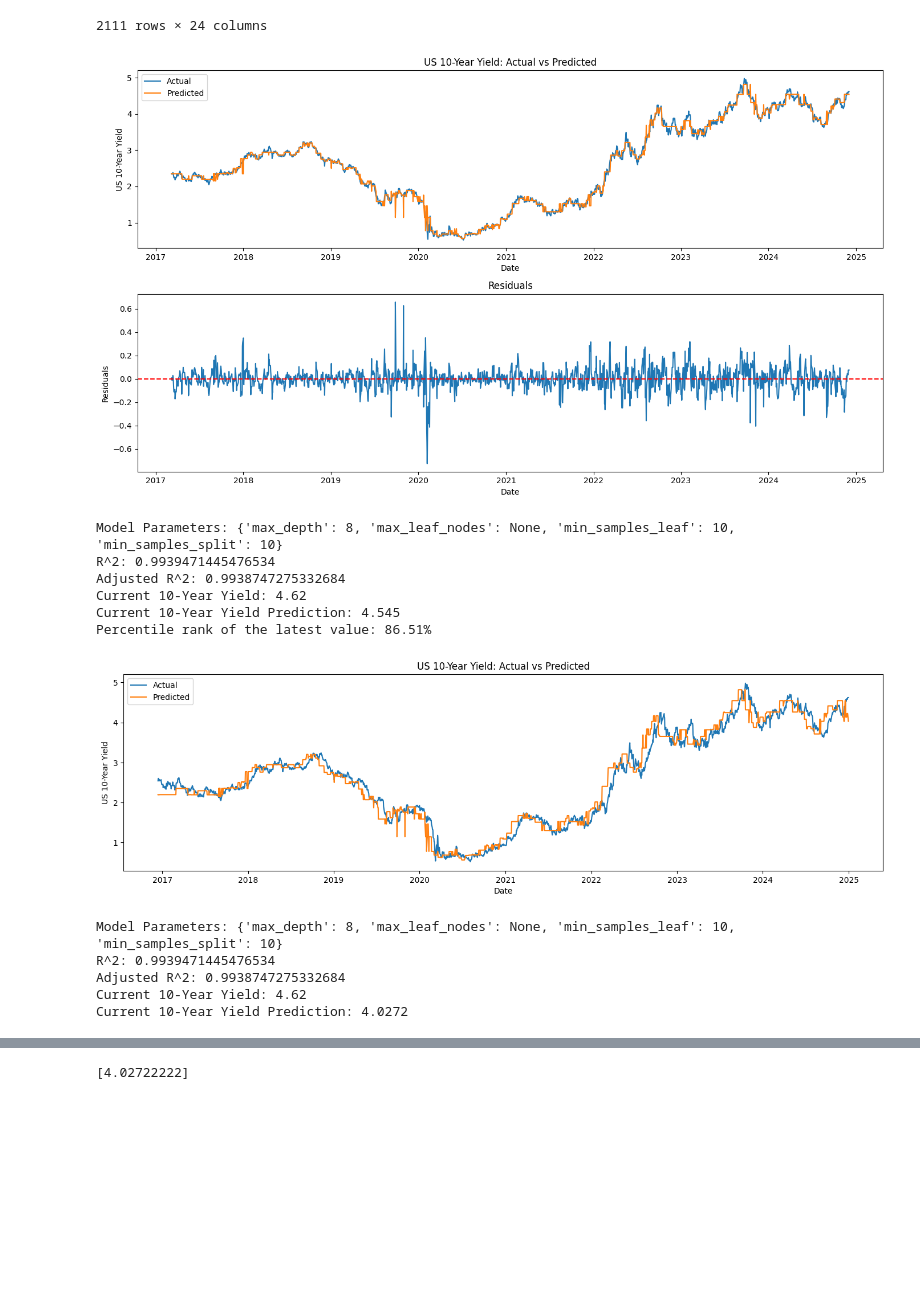
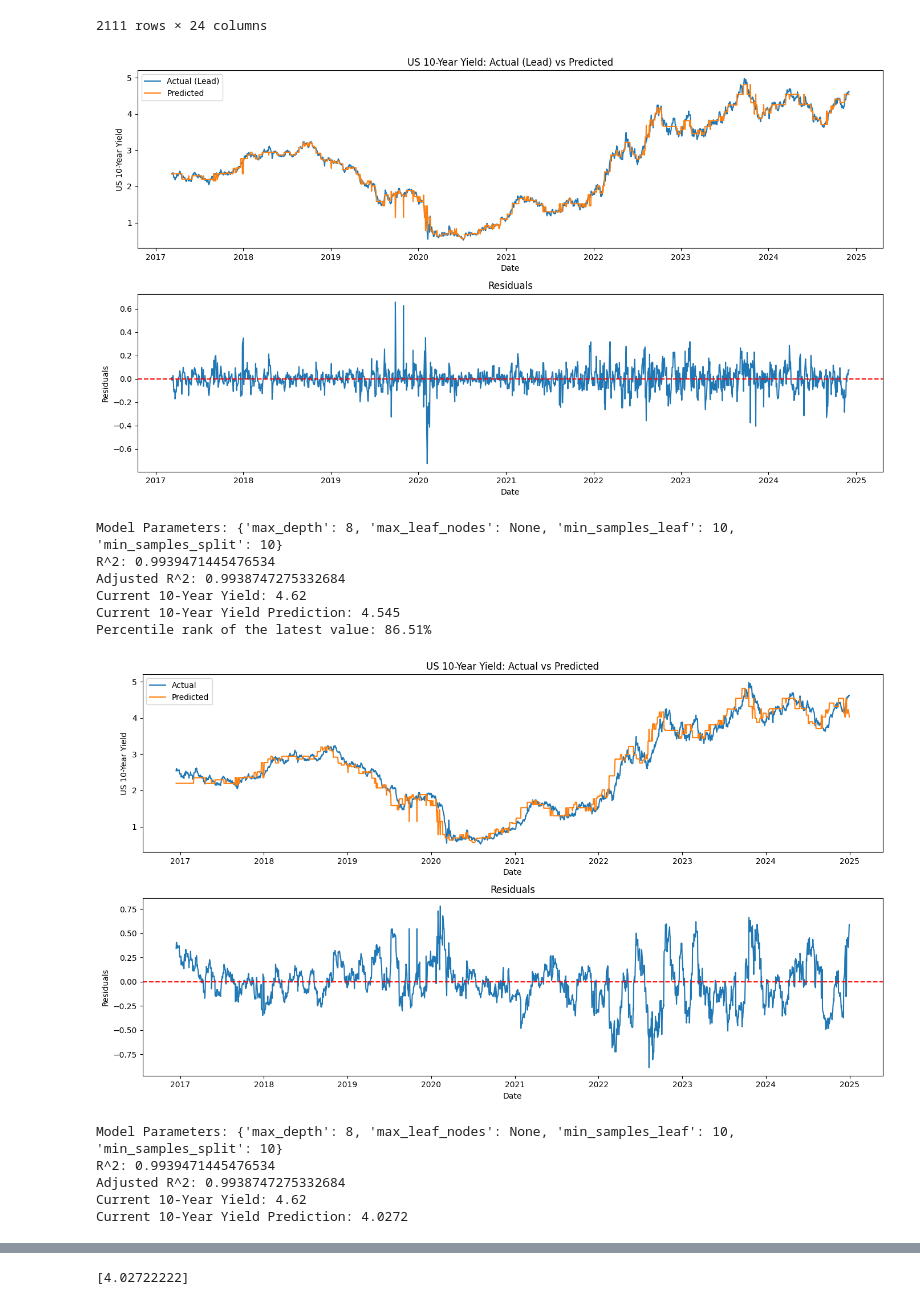
Before and after one commit to MeederDCS/Meeder1, a Jupyter notebook: DT Regressor US 10-Year.ipynb, the cells around one changed output, grey strips where cells are left out. Saved outputs shown, nothing was run; the diff lists cells and outputs as text; code cells hidden in the pictures; blank space fills up the shorter version.

```diff
--- a/DT Regressor US 10-Year.ipynb
+++ b/DT Regressor US 10-Year.ipynb
@@ -181,9 +181,13 @@ tscv = TimeSeriesSplit(n_splits=df.shape[0] - initial_train_size, test_size=1)
 #     print(f"  Train: index={train_index}")
 #     print(f"  Test:  index={test_index}")
 # %%
-best_score = float('inf')
+best_score = float('-inf')
 best_params = None
 
+# Initialize a pandas Series to store out-of-sample predictions with the same index as y
+oof_predictions = pd.Series(index=y.index, dtype=float)
+
+# Perform grid search with cross-validation
 for train_index, test_index in tscv.split(X):
     if len(train_index) >= initial_train_size:
         X_train, X_test = X.iloc[train_index], X.iloc[test_index]
@@ -192,9 +196,15 @@ for train_index, test_index in tscv.split(X):
         grid_search = GridSearchCV(estimator=reg_tree, param_grid=param_grid, scoring='r2', n_jobs=-1)
         grid_search.fit(X_train, y_train)
 
-        if -grid_search.best_score_ < best_score:
-            best_score = -grid_search.best_score_
+        if grid_search.best_score_ > best_score:
+            best_score = grid_search.best_score_
             best_params = grid_search.best_params_
+
+        # Make predictions on the test set
+        y_pred = grid_search.predict(X_test)
+
+        # Store the predictions in the corresponding indices using iloc
+        oof_predictions.iloc[test_index] = y_pred
 
 best_tree = DecisionTreeRegressor(**best_params, random_state=42)
 best_tree.fit(X, y)
@@ -267,9 +277,9 @@ plt.figure(figsize=(14, 8))
 
 # Plot actual vs predicted
 plt.subplot(2, 1, 1)
-plt.plot(df.index, y, label='Actual')
+plt.plot(df.index, y, label='Actual (Lead)')
 plt.plot(df.index, y_pred_all, label='Predicted')
-plt.title('US 10-Year Yield: Actual vs Predicted')
+plt.title('US 10-Year Yield: Actual (Lead) vs Predicted')
 plt.xlabel('Date')
 plt.ylabel('US 10-Year Yield')
 plt.legend()
@@ -315,7 +325,7 @@ print(f"Current 10-Year Yield: {current_yield}")
 print(f"Current 10-Year Yield Prediction: {current_yield_prediction}")
 print(f"Percentile rank of the latest value: {latest_percentile_rank:.2f}%")
 # %% [output]
-[figure, old version]
+[figure, new version]
 Model Parameters: {'max_depth': 8, 'max_leaf_nodes': None, 'min_samples_leaf': 10, 'min_samples_split': 10}
 R^2: 0.9939471445476534
 Adjusted R^2: 0.9938747275332684
@@ -326,35 +336,47 @@ Percentile rank of the latest value: 86.51%
 import matplotlib.dates as mdates
 
 # Make predictions for the entire dataset
 y_pred_all = best_tree.predict(df_orig[X.columns])
 
 
 plt.figure(figsize=(14, 8))
 
 # Plot actual vs predicted
 plt.subplot(2, 1, 1)
 plt.plot(df_orig.index, df_orig['US 10yr'], label='Actual')
 plt.plot(df_orig.index, y_pred_all, label='Predicted')
 plt.title('US 10-Year Yield: Actual vs Predicted')
 plt.xlabel('Date')
 plt.ylabel('US 10-Year Yield')
 plt.legend(loc = 'upper left')
 plt.tight_layout()
+#plt.show()
+# Calculate residuals
+residuals = df_orig['US 10yr'] - y_pred_all
+
+# Plot residuals
+plt.subplot(2, 1, 2)
+plt.plot(df_orig.index, residuals, label='Residuals')
+plt.axhline(y=0, color='r', linestyle='--')
+plt.title('Residuals')
+plt.xlabel('Date')
+plt.ylabel('Residuals')
+
+plt.tight_layout()
 plt.show()
-
 # Retrieve the latest values
 current_yield = round(df_orig['US 10yr'].iloc[-1], 4)
 current_yield_prediction = round(y_pred_all[-1], 4)
 latest_diff = round(current_yield - current_yield_prediction, 4)
 
 # Display metrics
 print(f"Model Parameters: {best_params}")
 print(f"R^2: {r_squared}")
 print(f"Adjusted R^2: {adjusted_r_squared}")
 print(f"Current 10-Year Yield: {current_yield}")
 print(f"Current 10-Year Yield Prediction: {current_yield_prediction}")
 # %% [output]
-[figure, old version]
+[figure, new version]
 Model Parameters: {'max_depth': 8, 'max_leaf_nodes': None, 'min_samples_leaf': 10, 'min_samples_split': 10}
 R^2: 0.9939471445476534
 Adjusted R^2: 0.9938747275332684
```
Also changed, not shown: parts of 2 cells of this notebook.
